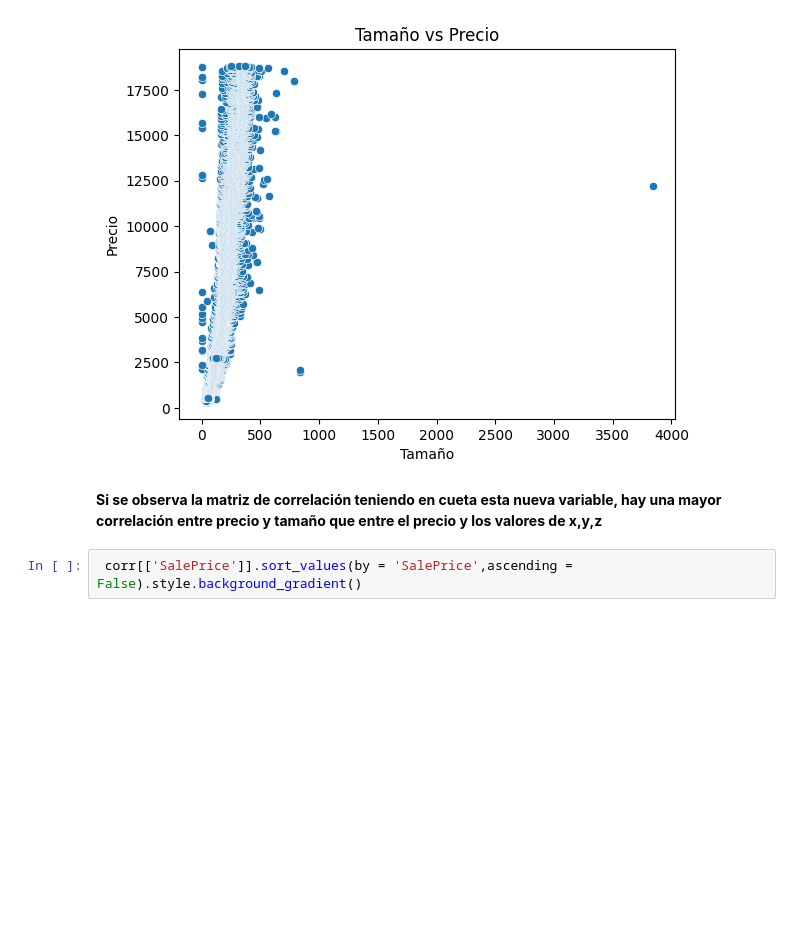
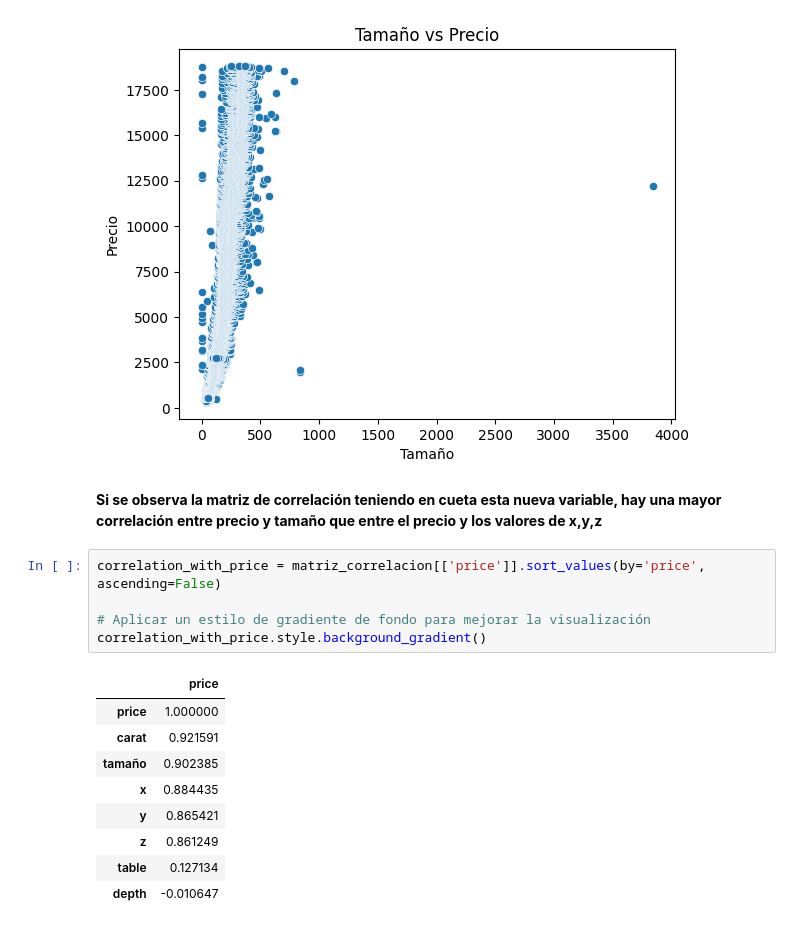
Before and after one commit to ds-fernando/Diamonds-Price, a Jupyter notebook: notebooks/1_EDA.ipynb, the cells around one changed output. Saved outputs shown, nothing was run; the diff lists cells and outputs as text; blank space fills up the shorter version.

```diff
--- a/notebooks/1_EDA.ipynb
+++ b/notebooks/1_EDA.ipynb
@@ -320,5 +351,18 @@ Text(0, 0.5, 'Precio')
 [figure]
 # %% [markdown]
 **Si se observa la matriz de correlación teniendo en cueta esta nueva variable, hay una mayor correlación entre precio y tamaño que entre el precio y los valores de x,y,z**
-# %%
- corr[['SalePrice']].sort_values(by = 'SalePrice',ascending = False).style.background_gradient()
+# %%
+correlation_with_price = matriz_correlacion[['price']].sort_values(by='price', ascending=False)
+
+# Aplicar un estilo de gradiente de fondo para mejorar la visualización
+correlation_with_price.style.background_gradient()
+# %% [output]
+|  | price |
+| price | 1.000000 |
+| carat | 0.921591 |
+| tamaño | 0.902385 |
+| x | 0.884435 |
+| y | 0.865421 |
+| z | 0.861249 |
+| table | 0.127134 |
+| depth | -0.010647 |
```
Also changed, not shown: parts of 6 cells of this notebook, 3 other files.
